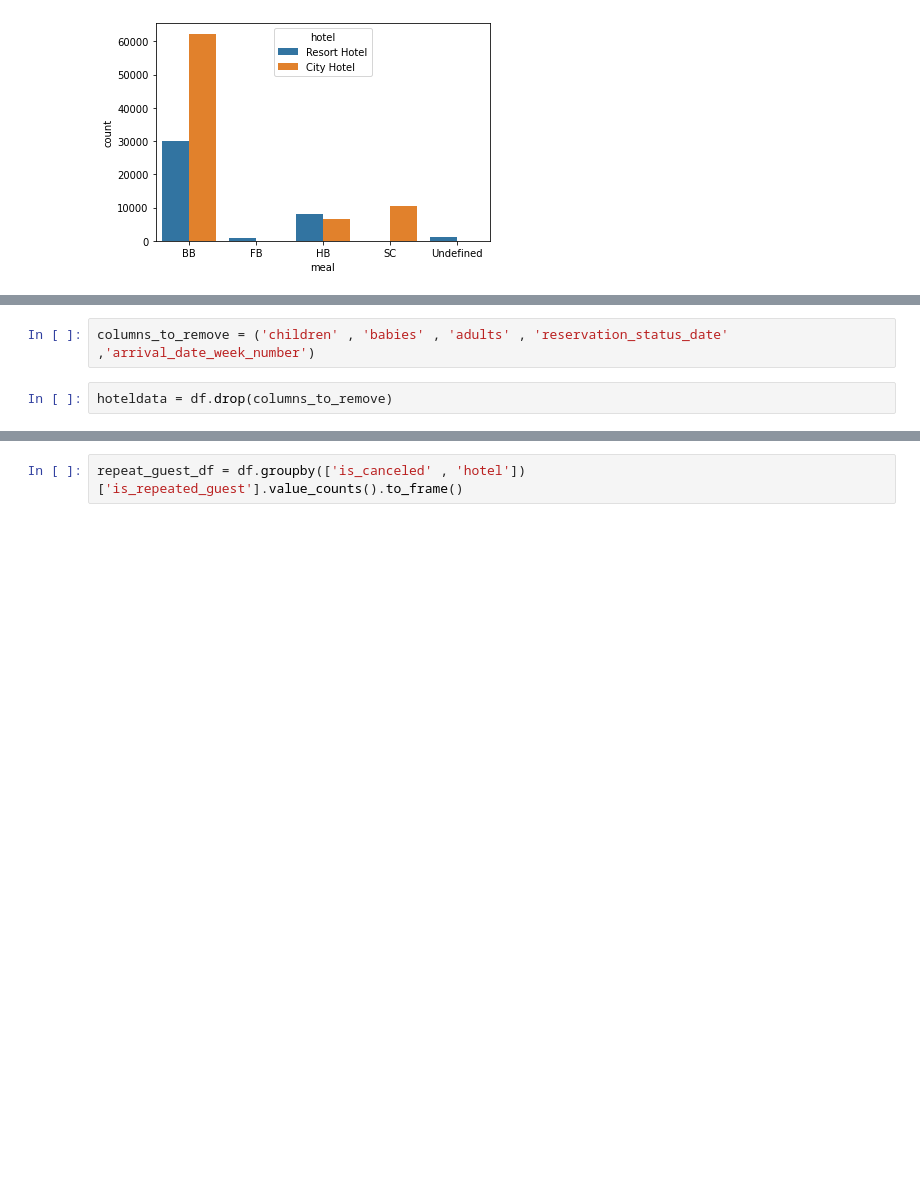
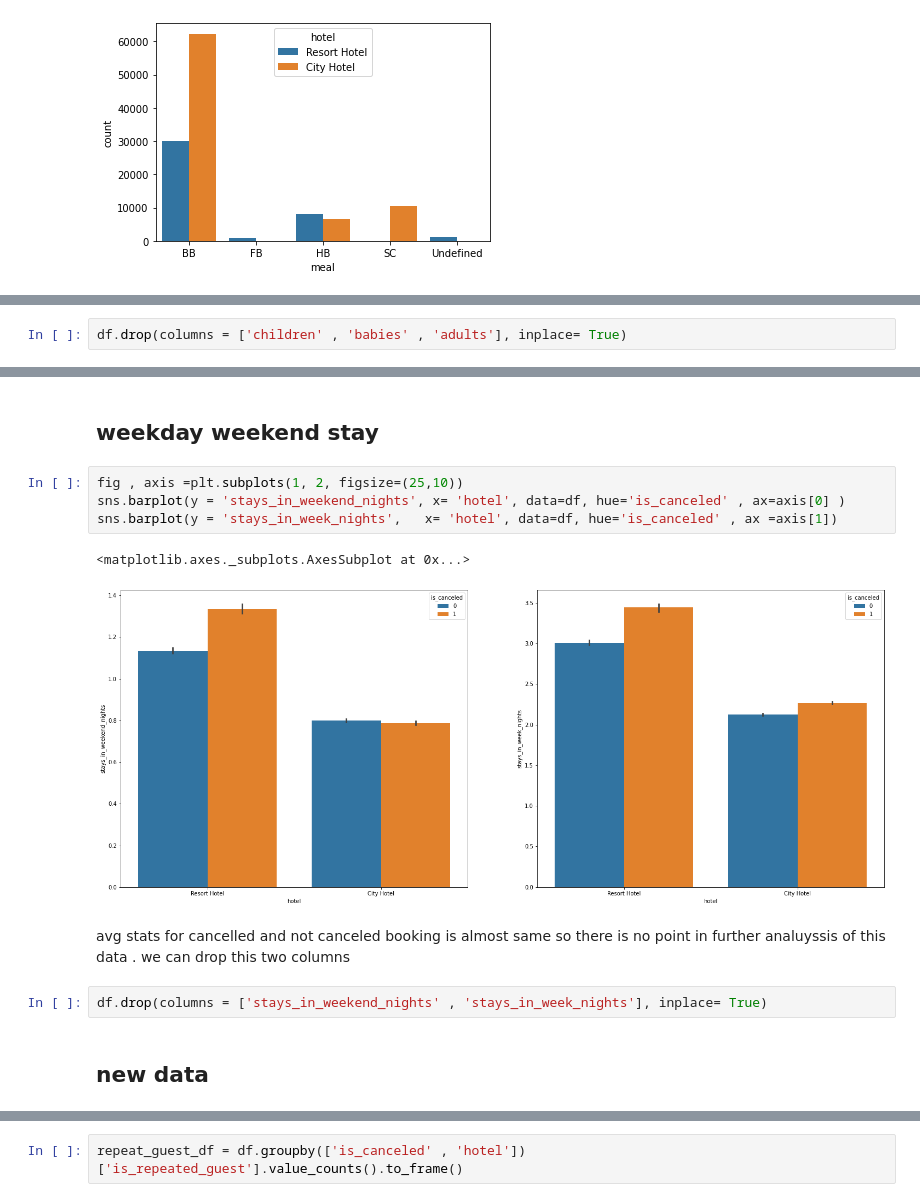
Before and after one commit to GaikwadSandesh/HotelBookingAnalysis, a Jupyter notebook: Hotel_Booking_Analysis_Capstone_Project.ipynb, the cells around one changed output, grey strips where cells are left out. Drawn from its saved outputs; the diff is of its cells as text; blank space fills up the shorter version.

```diff
--- a/Hotel_Booking_Analysis_Capstone_Project.ipynb
+++ b/Hotel_Booking_Analysis_Capstone_Project.ipynb
@@ -134 +127,3 @@ ax = sns.boxplot(y = 'adults', x= 'hotel', data=df, hue='is_canceled' )
+# %%
+df.drop(columns = ['children' , 'babies' , 'adults'], inplace= True)
 # %% [markdown]
@@ -136,5 +134,16 @@ number of children , babies, adults has nothig to do with cancellation rate ther
-# %%
-columns_to_remove = ('children' , 'babies' , 'adults' , 'reservation_status_date' ,'arrival_date_week_number')
-# %%
-hoteldata = df.drop(columns_to_remove)
+# %% [markdown]
+## weekday weekend stay
+# %%
+fig , axis =plt.subplots(1, 2, figsize=(25,10))
+sns.barplot(y = 'stays_in_weekend_nights', x= 'hotel', data=df, hue='is_canceled' , ax=axis[0] )
+sns.barplot(y = 'stays_in_week_nights',   x= 'hotel', data=df, hue='is_canceled' , ax =axis[1])
+# %% [output]
+<matplotlib.axes._subplots.AxesSubplot at 0x...>
+[figure, added]
+# %% [markdown]
+avg stats for cancelled and not canceled booking is almost same so there is no point in further analuyssis of this data . we can drop this two columns
+# %%
+df.drop(columns = ['stays_in_weekend_nights' , 'stays_in_week_nights'], inplace= True)
+# %% [markdown]
+## new data
 # %%
```
Also changed, not shown: parts of 48 cells of this notebook.
